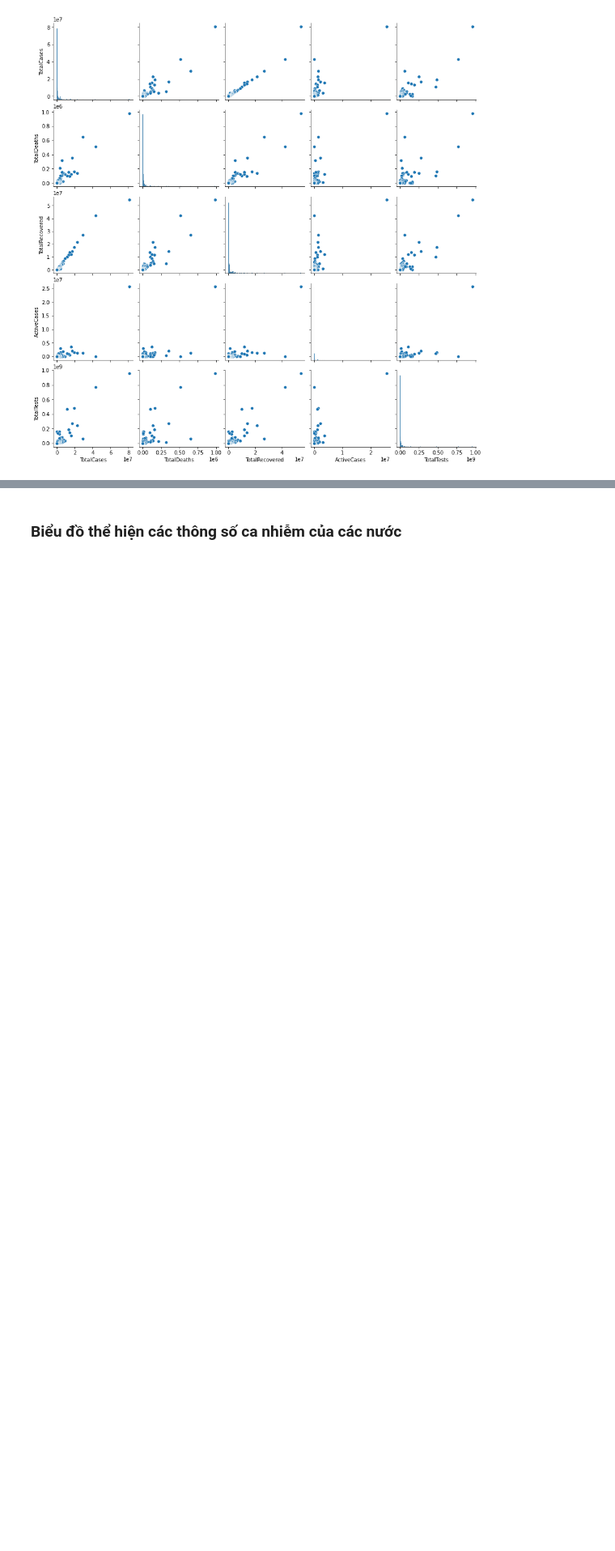
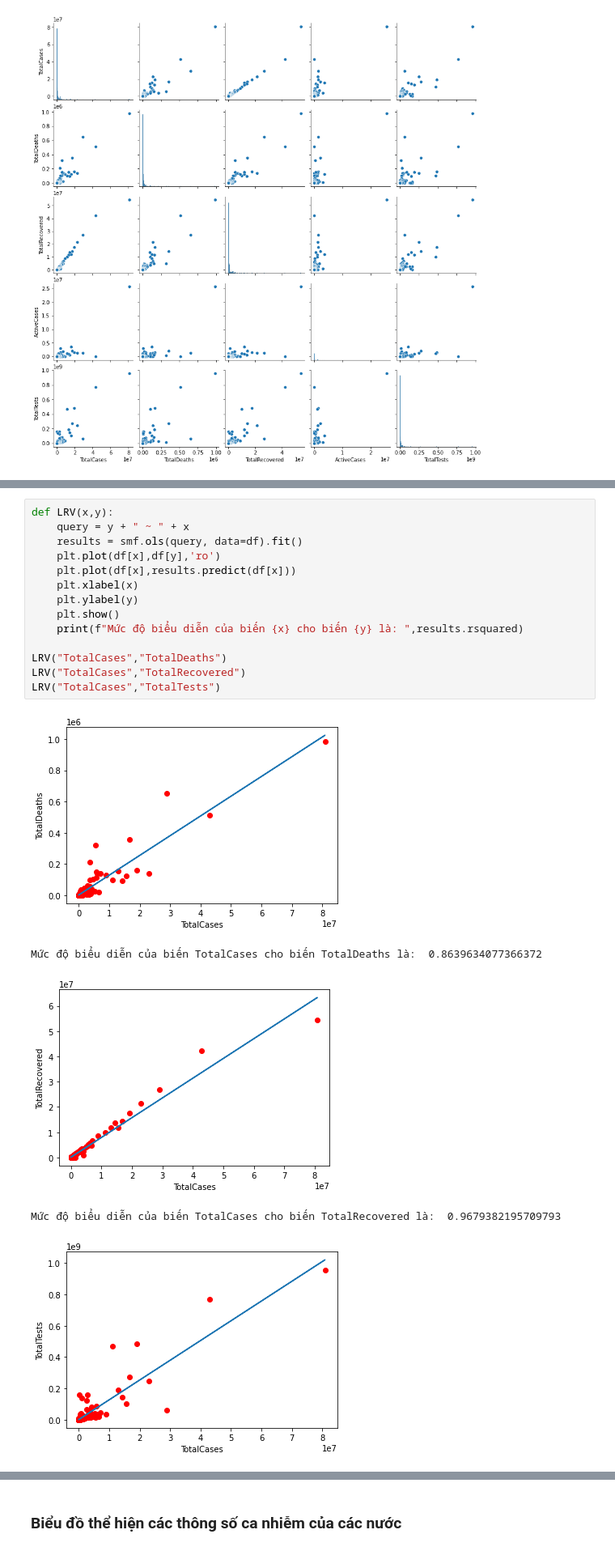
Before and after one commit to trinhhinh729/Lab1---DataVisualization, a Jupyter notebook: Analysis&Visualization.ipynb, the cells around one changed output, grey strips where cells are left out. Shown at 81% size. Saved outputs shown, nothing was run; the diff lists cells and outputs as text; blank space fills up the shorter version.

```diff
--- a/Analysis&Visualization.ipynb
+++ b/Analysis&Visualization.ipynb
@@ -66,0 +72,20 @@ sns.pairplot(df[col]);
+# %%
+def LRV(x,y):
+    query = y + " ~ " + x
+    results = smf.ols(query, data=df).fit()
+    plt.plot(df[x],df[y],'ro')
+    plt.plot(df[x],results.predict(df[x]))
+    plt.xlabel(x)
+    plt.ylabel(y)
+    plt.show()
+    print(f"Mức độ biểu diễn của biến {x} cho biến {y} là: ",results.rsquared)
+
+LRV("TotalCases","TotalDeaths")
+LRV("TotalCases","TotalRecovered")
+LRV("TotalCases","TotalTests")
+# %% [output]
+[figure, added]
+Mức độ biểu diễn của biến TotalCases cho biến TotalDeaths là:  0.8639634077366372
+[figure, added]
+Mức độ biểu diễn của biến TotalCases cho biến TotalRecovered là:  0.9679382195709793
+[figure, added]
```
Also changed, not shown: parts of 7 cells of this notebook.
